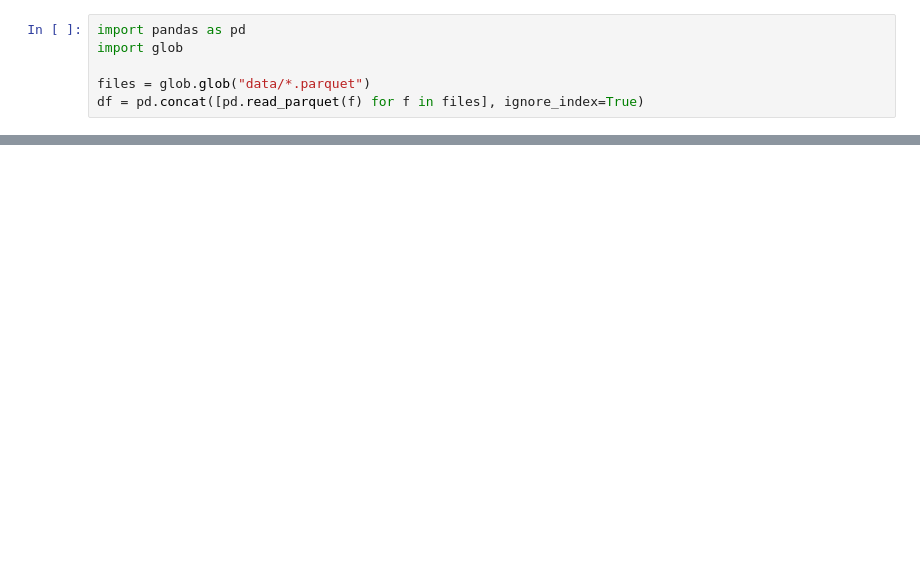
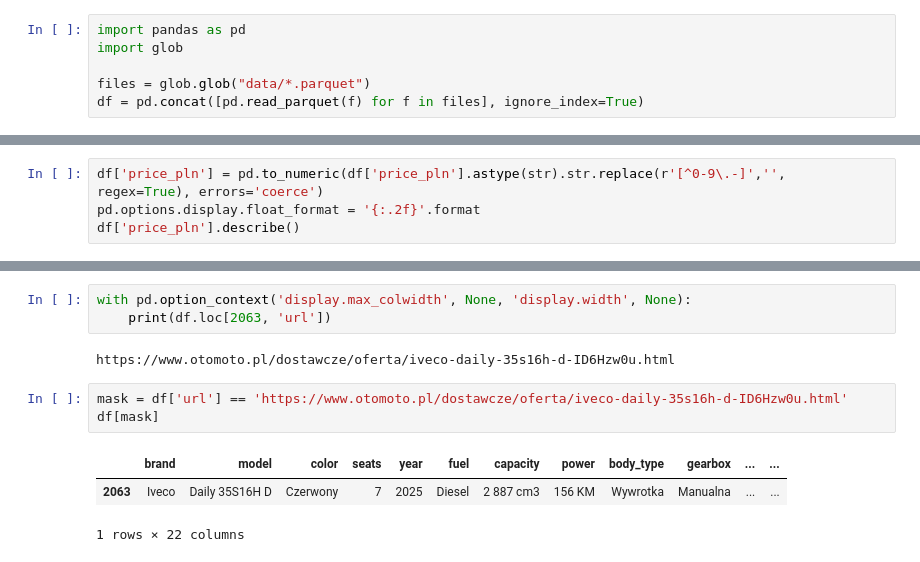
Before and after one commit to Advanced-Data-Mining/Otomoto_data_mining, a Jupyter notebook: analysis.ipynb, the cells around one changed output, grey strips where cells are left out. Cells and saved outputs as stored; diff of their text form; blank space fills up the shorter version.

```diff
--- a/analysis.ipynb
+++ b/analysis.ipynb
@@ -6,0 +17,4 @@ df = pd.concat([pd.read_parquet(f) for f in files], ignore_index=True)
+# %%
+df['price_pln'] = pd.to_numeric(df['price_pln'].astype(str).str.replace(r'[^0-9\.-]','', regex=True), errors='coerce')
+pd.options.display.float_format = '{:.2f}'.format
+df['price_pln'].describe()
@@ -22,0 +369,12 @@ df
+# %%
+with pd.option_context('display.max_colwidth', None, 'display.width', None):
+    print(df.loc[2063, 'url'])
+# %% [output]
+https://www.otomoto.pl/dostawcze/oferta/iveco-daily-35s16h-d-ID6Hzw0u.html
+# %%
+mask = df['url'] == 'https://www.otomoto.pl/dostawcze/oferta/iveco-daily-35s16h-d-ID6Hzw0u.html'
+df[mask]
+# %% [output]
+|  | brand | model | color | seats | year | fuel | capacity | power | body_type | gearbox | ... | ... |
+| 2063 | Iveco | Daily 35S16H D | Czerwony | 7 | 2025 | Diesel | 2 887 cm3 | 156 KM | Wywrotka | Manualna | ... | ... |
+1 rows × 22 columns
```
Also changed, not shown: parts of 10 cells of this notebook, 1 other file.
